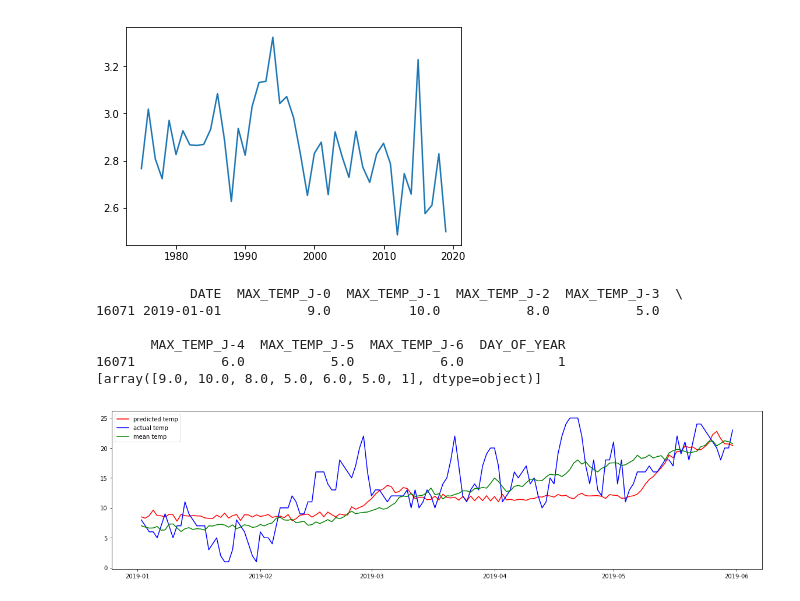
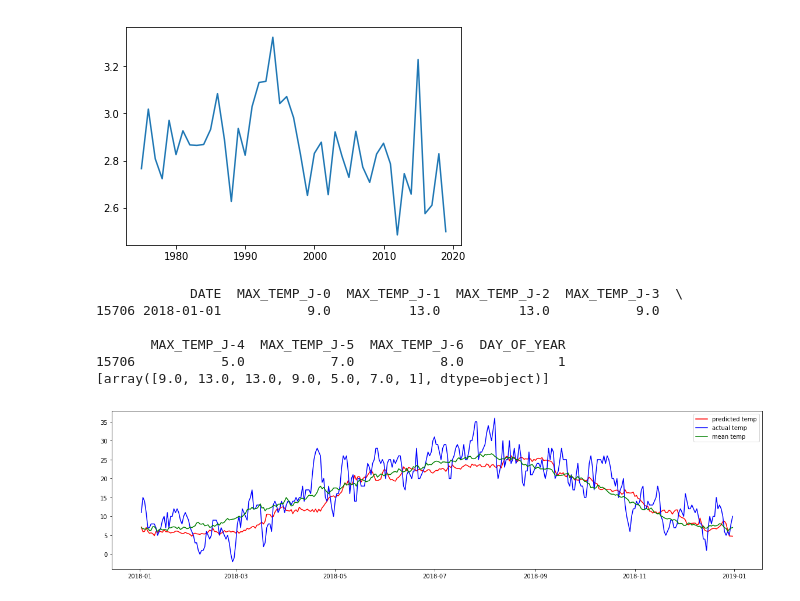
Before and after one commit to VincentVillet/temperatures-predictions, a Jupyter notebook: random_forest_prediction.ipynb, the cells around one changed output. Saved outputs shown, nothing was run; the diff lists cells and outputs as text; code cells hidden in the pictures.

```diff
--- a/random_forest_prediction.ipynb
+++ b/random_forest_prediction.ipynb
@@ -225,8 +229,8 @@ plt.show()
 [figure]
 # %%
 # Test at predicting the temperatures of 2019 in a dynamic way.
-initial_date = datetime(2019, 1, 1)
-end_date = datetime(2019, 5, 31)
+initial_date = datetime(2018, 1, 1)
+end_date = datetime(2018, 12, 31)
 
 initial_df = final_df[final_df["DATE"] == initial_date]
 print(initial_df.head())
@@ -236,34 +240,34 @@ date = initial_date + timedelta(days=1)
 date_list = []
 prediction_list = []
 
 while date <= end_date:
     date_list.append(date)
     prediction = best_estimator.predict(features)
     prediction_list.append(prediction[0])
     features = [list(prediction) + list(features[0][:5]) + [features[0][-1] + 1]]
     date += timedelta(days=1)
 
 plt.figure(1, figsize=[20, 5])
 mean_df = full_meteo.copy()
 mean_df["YEAR_DATE"] = mean_df["DATE"].apply(lambda x: str(x)[5:10])
 mean_df = mean_df[mean_df["YEAR_DATE"] != "02-29"]
 mean_df = mean_df.groupby("YEAR_DATE", as_index=False).mean()[["YEAR_DATE","MAX_TEMP"]]
 mean_df_dates = mean_df[(mean_df["YEAR_DATE"] > str(initial_date)[5:10]) &
                          (mean_df["YEAR_DATE"] <= str(end_date)[5:10])]
 plt.plot(date_list, prediction_list, label="predicted temp", color="red")
 plt.plot(date_list,
          final_df[(final_df["DATE"] > initial_date) & (final_df["DATE"] <= end_date)]["MAX_TEMP_J-0"],
          label="actual temp", color="blue")
 plt.plot(date_list,
         mean_df_dates["MAX_TEMP"],
         label="mean temp", color="green")
 plt.legend()
 plt.show()
 # %% [output]
             DATE  MAX_TEMP_J-0  MAX_TEMP_J-1  MAX_TEMP_J-2  MAX_TEMP_J-3  \
-16071 2019-01-01           9.0          10.0           8.0           5.0
+15706 2018-01-01           9.0          13.0          13.0           9.0
 
        MAX_TEMP_J-4  MAX_TEMP_J-5  MAX_TEMP_J-6  DAY_OF_YEAR
-16071           6.0           5.0           6.0            1
-[array([9.0, 10.0, 8.0, 5.0, 6.0, 5.0, 1], dtype=object)]
+15706           5.0           7.0           8.0            1
+[array([9.0, 13.0, 13.0, 9.0, 5.0, 7.0, 1], dtype=object)]
-[figure, old version]
+[figure, new version]
```
Also changed, not shown: parts of 11 cells of this notebook, 1 other file.
